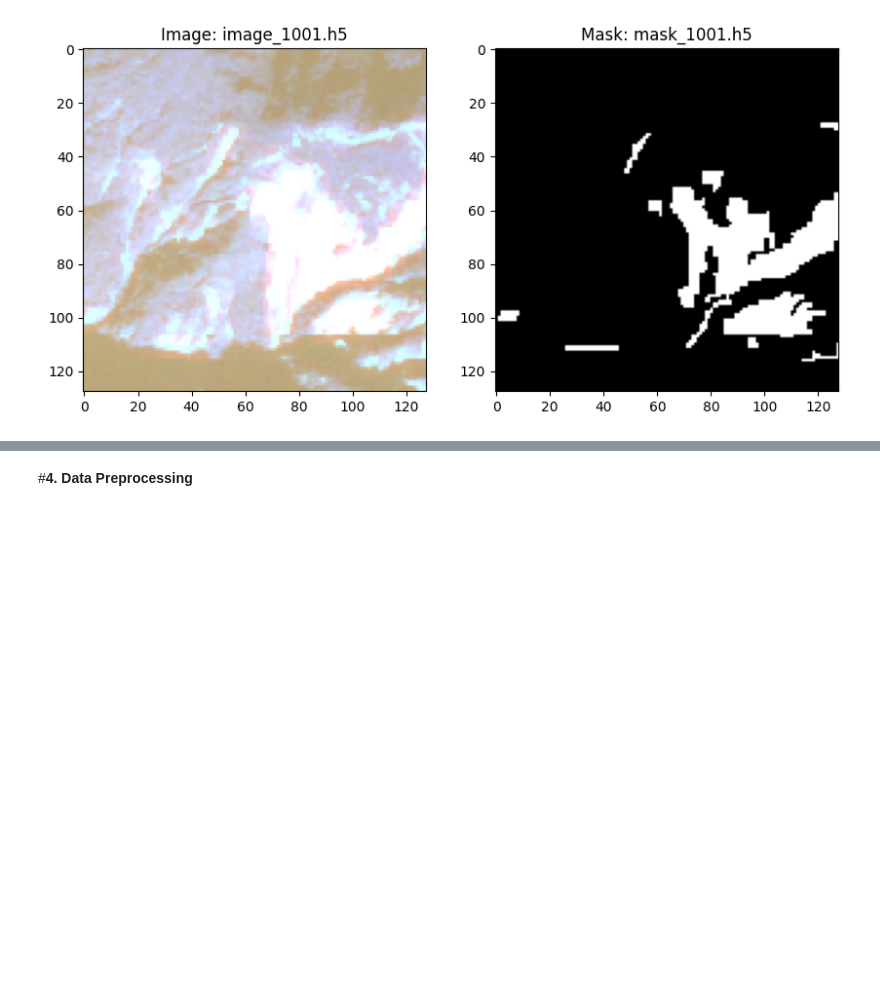
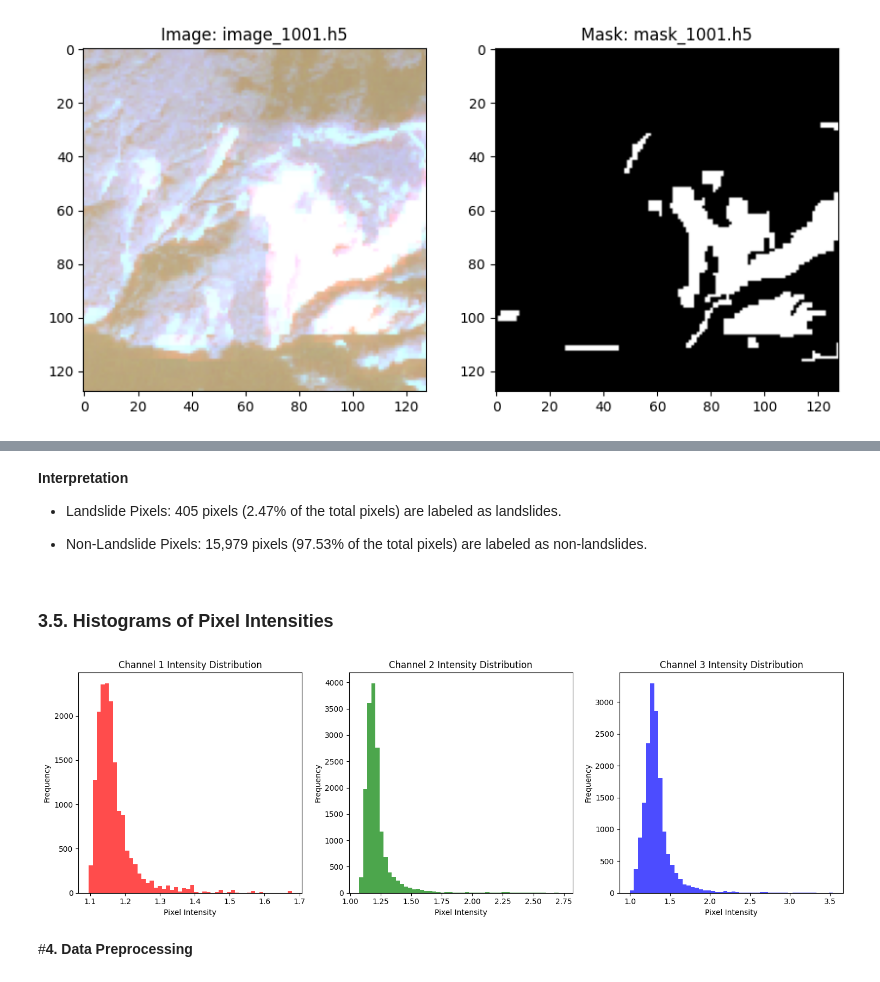
Before and after one commit to aminbrahmi/FARMWISE, a Jupyter notebook: Land_slide_Detection.ipynb, the cells around one changed output, grey strips where cells are left out. Saved outputs shown, nothing was run; the diff lists cells and outputs as text; code cells hidden in the pictures; blank space fills up the shorter version.

```diff
--- a/Land_slide_Detection.ipynb
+++ b/Land_slide_Detection.ipynb
@@ -174,3 +222,29 @@ WARNING:matplotlib.image:Clipping input data to the valid range for imshow with
+# %% [markdown]
+**Interpretation**
+* Landslide Pixels: 405 pixels (2.47% of the total pixels) are labeled as landslides.
+
+* Non-Landslide Pixels: 15,979 pixels (97.53% of the total pixels) are labeled as non-landslides.
+# %% [markdown]
+### **3.5. Histograms of Pixel Intensities**
+# %%
+# Plot histograms of pixel intensities for the image and mask to understand their distributions.
+# Flatten the image and mask for histogram plotting
+image_flat = image[:, :, :3].reshape(-1, 3)  # Use the first 3 channels
+mask_flat = mask.ravel()
+
+# Plot histograms for each channel
+plt.figure(figsize=(15, 5))
+colors = ['red', 'green', 'blue']
+for i in range(3):
+    plt.subplot(1, 3, i + 1)
+    plt.hist(image_flat[:, i], bins=50, color=colors[i], alpha=0.7)
+    plt.title(f"Channel {i + 1} Intensity Distribution")
+    plt.xlabel("Pixel Intensity")
+    plt.ylabel("Frequency")
+plt.tight_layout()
+plt.show()
+# %% [output]
+[figure, added]
 # %% [markdown]
 #**4. Data Preprocessing**
 # %% [markdown]
```
Also changed, not shown: parts of 4 cells of this notebook.
